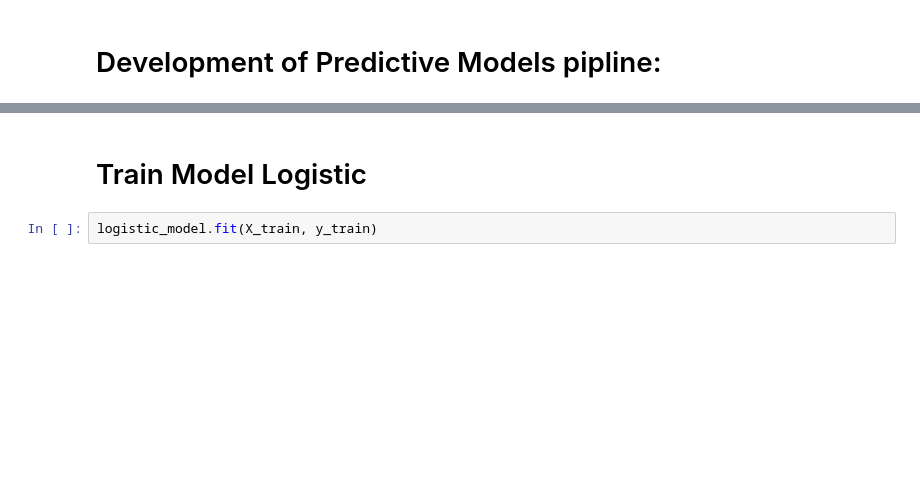
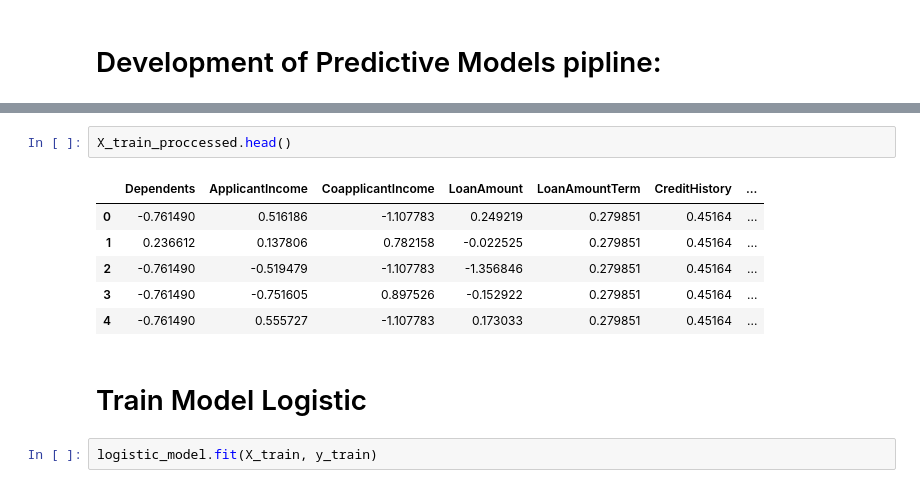
Before and after one commit to FarsanBaloo/Ensemble-Finance-Loan-Classification, a Jupyter notebook: main.ipynb, the cells around one changed output, grey strips where cells are left out. Drawn from its saved outputs; the diff is of its cells as text; blank space fills up the shorter version.

```diff
--- a/main.ipynb
+++ b/main.ipynb
@@ -343,3 +359,12 @@ memory usage: 132.0 KB
+# %%
+X_train_proccessed.head()
+# %% [output]
+|  | Dependents | ApplicantIncome | CoapplicantIncome | LoanAmount | LoanAmountTerm | CreditHistory | ... |
+| 0 | -0.761490 | 0.516186 | -1.107783 | 0.249219 | 0.279851 | 0.45164 | ... |
+| 1 | 0.236612 | 0.137806 | 0.782158 | -0.022525 | 0.279851 | 0.45164 | ... |
+| 2 | -0.761490 | -0.519479 | -1.107783 | -1.356846 | 0.279851 | 0.45164 | ... |
+| 3 | -0.761490 | -0.751605 | 0.897526 | -0.152922 | 0.279851 | 0.45164 | ... |
+| 4 | -0.761490 | 0.555727 | -1.107783 | 0.173033 | 0.279851 | 0.45164 | ... |
 # %% [markdown]
 # Train Model Logistic
 # %%
```
Also changed, not shown: parts of 26 cells of this notebook, 3 other files.
